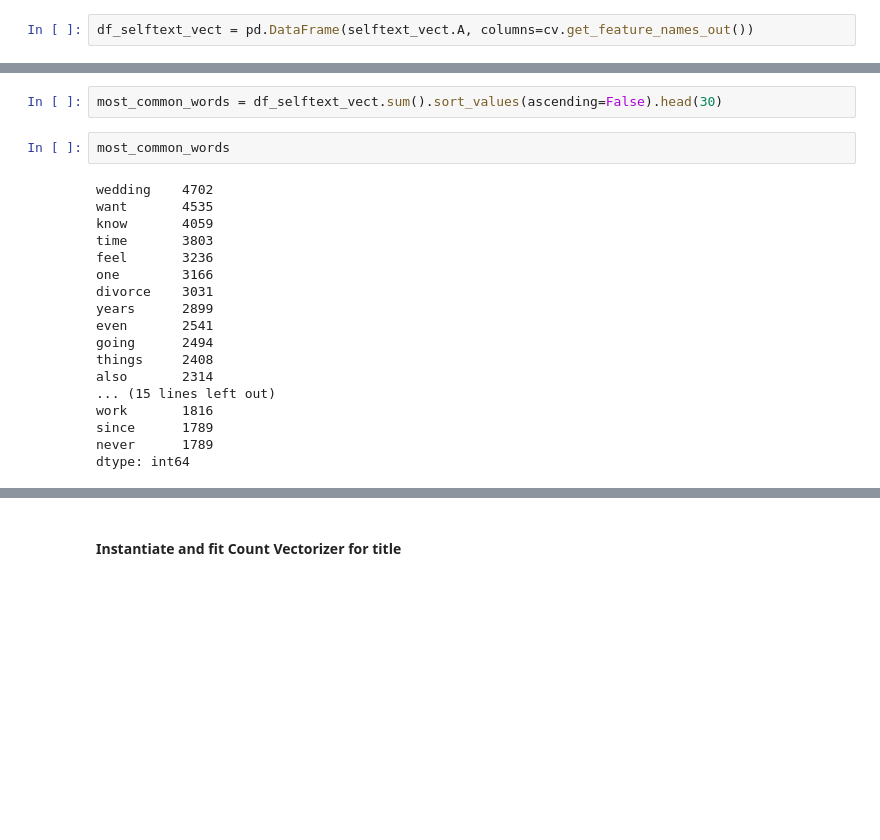
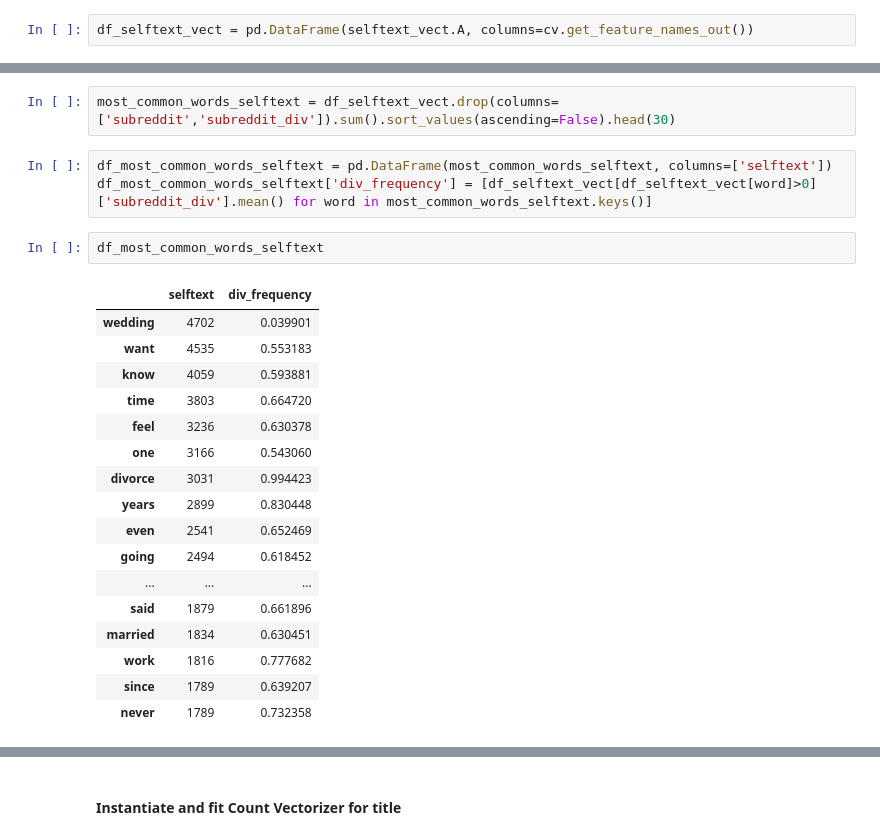
Before and after one commit to vmorenocosta/NLP-Classification-Reddit-API, a Jupyter notebook: code/01_Data_Collection.ipynb, the cells around one changed output, grey strips where cells are left out. Cells and saved outputs as stored; diff of their text form; blank space fills up the shorter version.

```diff
--- a/code/01_Data_Collection.ipynb
+++ b/code/01_Data_Collection.ipynb
@@ -475,22 +479,25 @@ len(df_selftext_vect.columns)
 # %%
-most_common_words = df_selftext_vect.sum().sort_values(ascending=False).head(30)
+most_common_words_selftext = df_selftext_vect.drop(columns=['subreddit','subreddit_div']).sum().sort_values(ascending=False).head(30)
 # %%
-most_common_words
+df_most_common_words_selftext = pd.DataFrame(most_common_words_selftext, columns=['selftext'])
+df_most_common_words_selftext['div_frequency'] = [df_selftext_vect[df_selftext_vect[word]>0]['subreddit_div'].mean() for word in most_common_words_selftext.keys()]
-# %% [output]
-wedding    4702
-want       4535
-know       4059
-time       3803
-feel       3236
-one        3166
-divorce    3031
-years      2899
-even       2541
-going      2494
-things     2408
-also       2314
-... (15 lines left out)
-work       1816
-since      1789
-never      1789
-dtype: int64
+# %%
+df_most_common_words_selftext
+# %% [output]
+|  | selftext | div_frequency |
+| wedding | 4702 | 0.039901 |
+| want | 4535 | 0.553183 |
+| know | 4059 | 0.593881 |
+| time | 3803 | 0.664720 |
+| feel | 3236 | 0.630378 |
+| one | 3166 | 0.543060 |
+| divorce | 3031 | 0.994423 |
+| years | 2899 | 0.830448 |
+| even | 2541 | 0.652469 |
+| going | 2494 | 0.618452 |
+| ... | ... | ... |
+| said | 1879 | 0.661896 |
+| married | 1834 | 0.630451 |
+| work | 1816 | 0.777682 |
+| since | 1789 | 0.639207 |
+| never | 1789 | 0.732358 |
```
Also changed, not shown: parts of 20 cells of this notebook, 6 other files.
